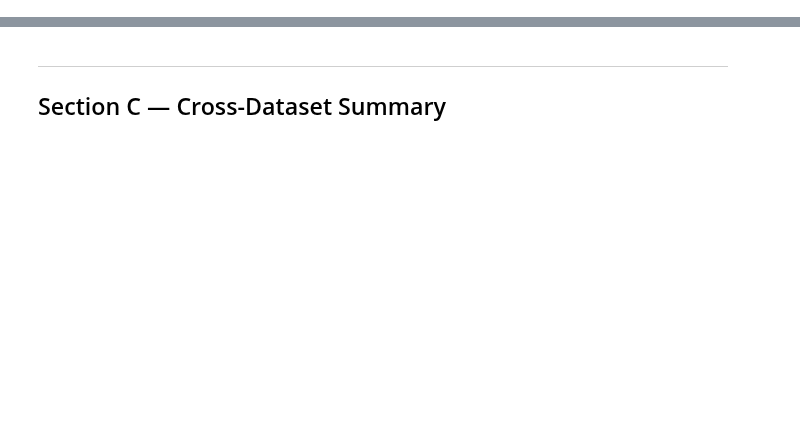
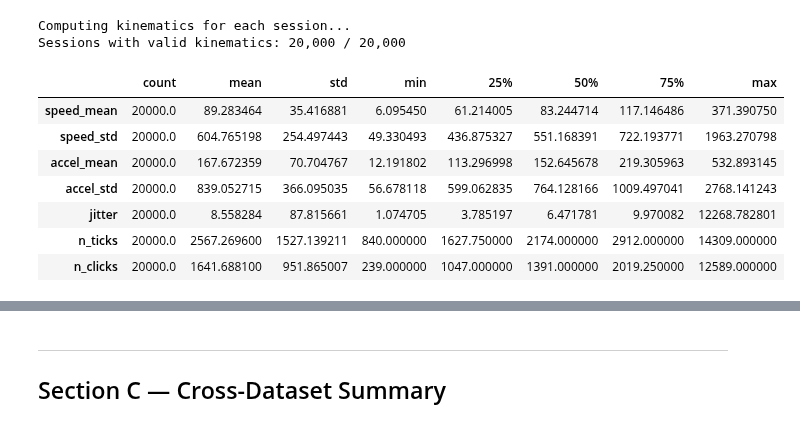
Before and after one commit to Lo1s/behaviorDNA, a Jupyter notebook: notebooks/05_external_datasets.ipynb, the cells around one changed output, grey strips where cells are left out. Cells and saved outputs as stored; diff of their text form; code cells hidden in the pictures; blank space fills up the shorter version.

```diff
--- a/notebooks/05_external_datasets.ipynb
+++ b/notebooks/05_external_datasets.ipynb
@@ -220,0 +273,70 @@ if LABEL_COL:
+# %%
+# Compute mouse kinematic features from raw trajectories.
+# tickInputs: list of {x, y, isDown, sampleIndex} sampled at 240 Hz.
+# Mirrors BehaviorDNA's compute_mouse_kinematics().
+
+DT = 1.0 / 240.0  # seconds per physics tick
+
+
+def session_kinematics(tick_inputs):
+    """Return kinematic feature dict or None if input is too short."""
+    if tick_inputs is None:
+        return None
+    try:
+        n = len(tick_inputs)
+    except TypeError:
+        return None
+    if n < 3:
+        return None
+    try:
+        df = pd.DataFrame(list(tick_inputs)).sort_values("sampleIndex").reset_index(drop=True)
+    except Exception:
+        return None
+
+    dx = df["x"].diff().dropna()
+    dy = df["y"].diff().dropna()
+    dist = np.sqrt(dx**2 + dy**2)
+    speed = dist / DT
+    accel = speed.diff().abs().dropna()
+
+    total_path = dist.sum()
+    euclidean = np.sqrt(
+        (df["x"].iloc[-1] - df["x"].iloc[0]) ** 2
+        + (df["y"].iloc[-1] - df["y"].iloc[0]) ** 2
+    )
+    jitter = total_path / max(euclidean, 1e-9)
+
+    return {
+        "speed_mean": float(speed.mean()),
+        "speed_std": float(speed.std()),
+        "accel_mean": float(accel.mean()),
+        "accel_std": float(accel.std()),
+        "jitter": float(jitter),
+        "n_ticks": len(df),
+        "n_clicks": int(df["isDown"].astype(bool).sum()),
+        "game_type": None,  # filled below
+    }
+
+
+print("Computing kinematics for each session...")
+records = []
+for _, row in cap_raw.iterrows():
+    r = session_kinematics(row.get("tickInputs"))
+    if r is not None:
+        r["game_type"] = row.get("gameType", "unknown")
+        records.append(r)
+
+cap = pd.DataFrame(records)
+print(f"Sessions with valid kinematics: {len(cap):,} / {len(cap_raw):,}")
+cap.describe().T
+# %% [output]
+Computing kinematics for each session...
+Sessions with valid kinematics: 20,000 / 20,000
+|  | count | mean | std | min | 25% | 50% | 75% | max |
+| speed_mean | 20000.0 | 89.283464 | 35.416881 | 6.095450 | 61.214005 | 83.244714 | 117.146486 | 371.390750 |
+| speed_std | 20000.0 | 604.765198 | 254.497443 | 49.330493 | 436.875327 | 551.168391 | 722.193771 | 1963.270798 |
+| accel_mean | 20000.0 | 167.672359 | 70.704767 | 12.191802 | 113.296998 | 152.645678 | 219.305963 | 532.893145 |
+| accel_std | 20000.0 | 839.052715 | 366.095035 | 56.678118 | 599.062835 | 764.128166 | 1009.497041 | 2768.141243 |
+| jitter | 20000.0 | 8.558284 | 87.815661 | 1.074705 | 3.785197 | 6.471781 | 9.970082 | 12268.782801 |
+| n_ticks | 20000.0 | 2567.269600 | 1527.139211 | 840.000000 | 1627.750000 | 2174.000000 | 2912.000000 | 14309.000000 |
+| n_clicks | 20000.0 | 1641.688100 | 951.865007 | 239.000000 | 1047.000000 | 1391.000000 | 2019.250000 | 12589.000000 |
```
Also changed, not shown: parts of 29 cells of this notebook, 2 other files.
